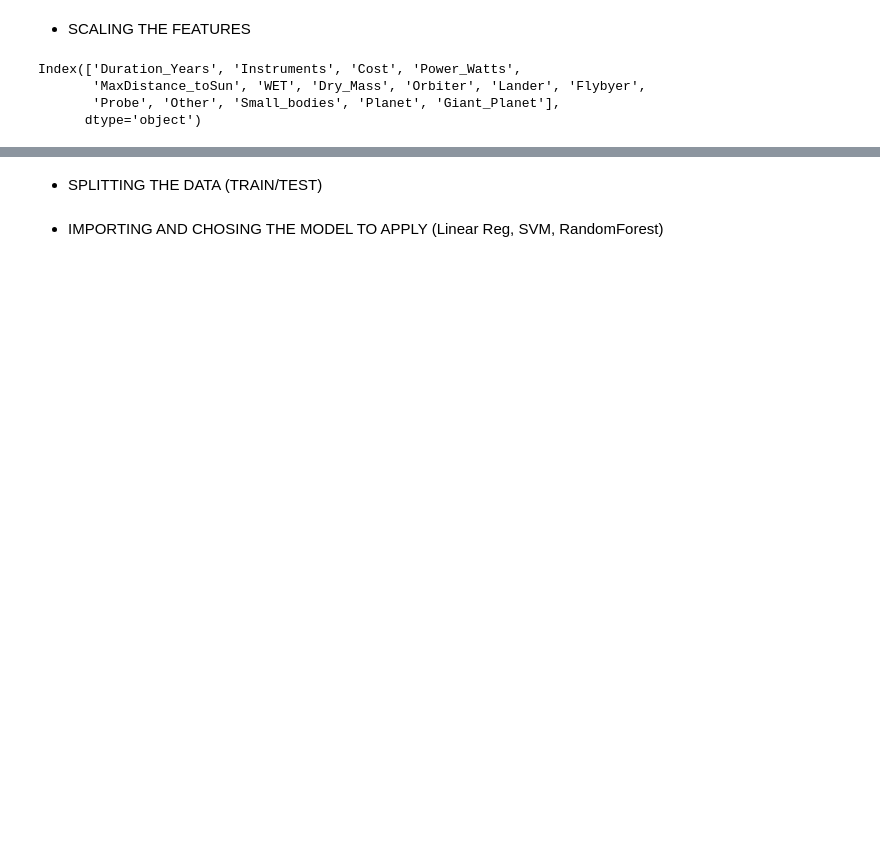
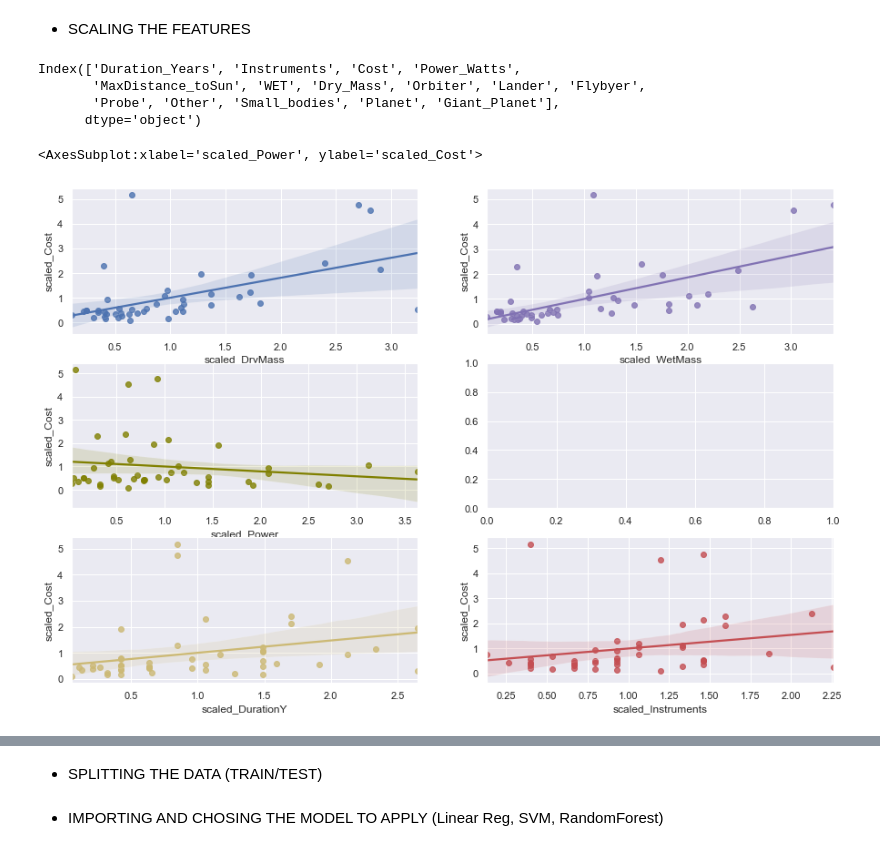
Before and after one commit to AjiacoVic/Satellites_Market_study, a Jupyter notebook: PART2 Interplanetary missions .ipynb, the cells around one changed output, grey strips where cells are left out. Saved outputs shown, nothing was run; the diff lists cells and outputs as text; code cells hidden in the pictures; blank space fills up the shorter version.

```diff
--- a/PART2 Interplanetary missions .ipynb
+++ b/PART2 Interplanetary missions .ipynb
@@ -428,3 +441,25 @@ Index(['Duration_Years', 'Instruments', 'Cost', 'Power_Watts',
        'MaxDistance_toSun', 'WET', 'Dry_Mass', 'Orbiter', 'Lander', 'Flybyer',
        'Probe', 'Other', 'Small_bodies', 'Planet', 'Giant_Planet'],
       dtype='object')
+# %%
+#SPECIFIC SCALING: 'WET', 'Dry_Mass','Power_Watts',
+#My data has different scales so I will normalize it using the coefficient of variation(using the mean as measure of scale)
+#Doubt wether I should min=Max scale it
+
+ip_missions['scaled_WetMass']=ip_missions.WET/ip_missions.WET.mean()
+ip_missions['scaled_DryMass']=ip_missions.Dry_Mass/ip_missions.Dry_Mass.mean()
+ip_missions['scaled_Power']=ip_missions.Power_Watts/ip_missions.Power_Watts.mean()
+ip_missions['scaled_DurationY']=ip_missions.Duration_Years/ip_missions.Duration_Years.mean()
+ip_missions['scaled_Instruments']=ip_missions.Instruments/ip_missions.Instruments.mean()
+ip_missions['scaled_Cost']=ip_missions.Cost/ip_missions.Cost.mean()
+# %%
+f, axes = plt.subplots(3, 2, figsize=(15, 10))
+
+sns.regplot(x=ip_missions['scaled_WetMass'], y=ip_missions['scaled_Cost'], color="m",ax=axes[0,1])
+sns.regplot(x=ip_missions['scaled_DryMass'], y=ip_missions['scaled_Cost'], color="b",ax=axes[0,0])
+sns.regplot(x=ip_missions['scaled_DurationY'], y=ip_missions['scaled_Cost'], color="y",ax=axes[2,0])
+sns.regplot(x=ip_missions['scaled_Instruments'], y=ip_missions['scaled_Cost'], color="r",ax=axes[2,1])
+sns.regplot(x=ip_missions['scaled_Power'], y=ip_missions['scaled_Cost'], color="olive",ax=axes[1,0])
+# %% [output]
+<AxesSubplot:xlabel='scaled_Power', ylabel='scaled_Cost'>
+[figure, added]
```
Also changed, not shown: parts of 28 cells of this notebook.
